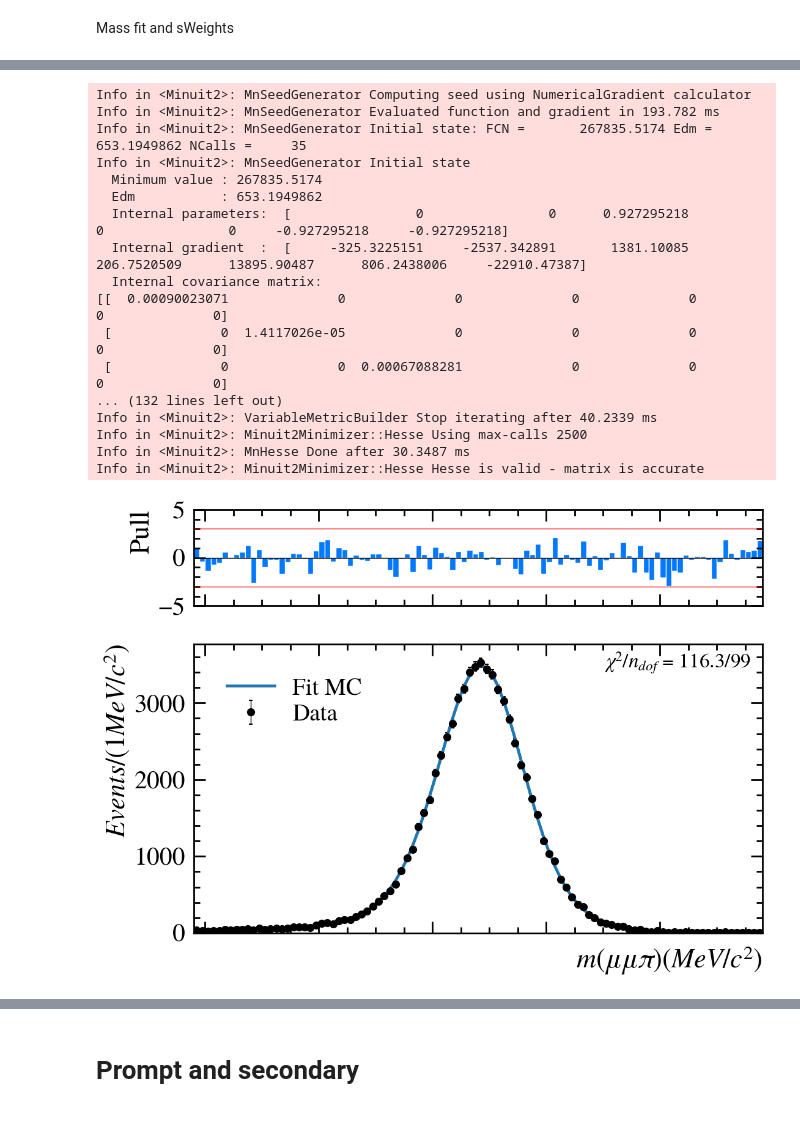
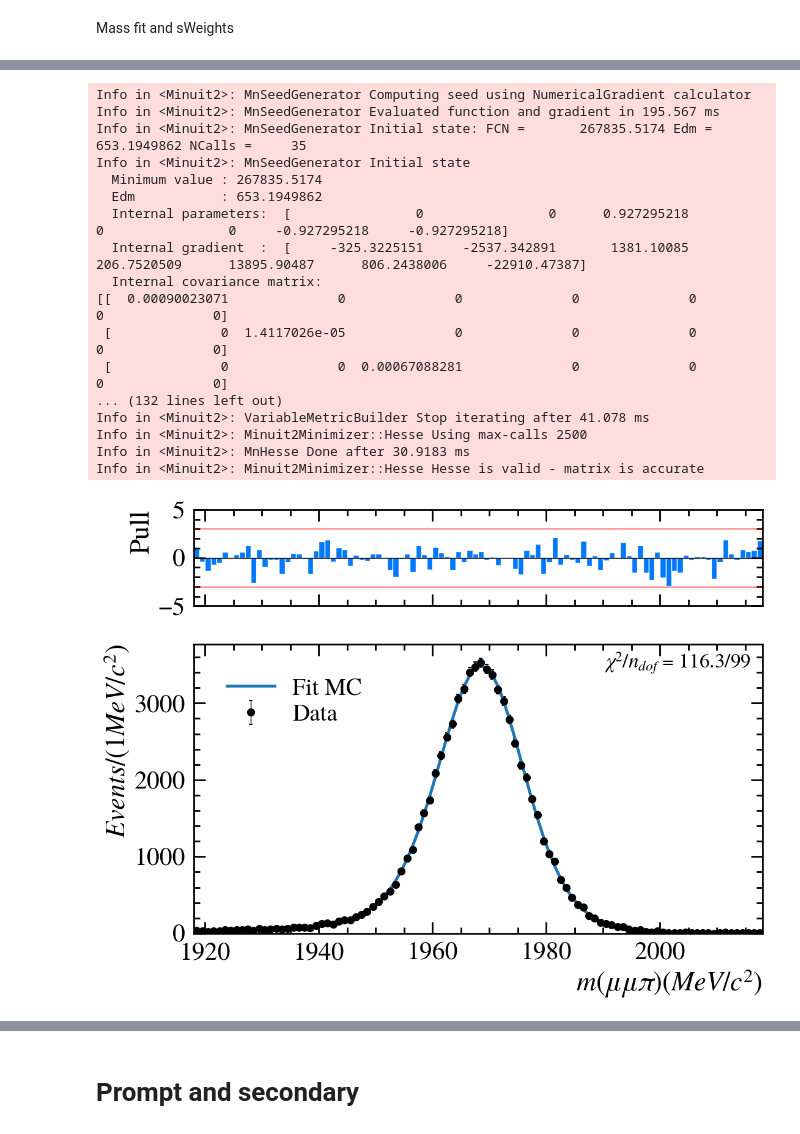
Before and after one commit to lhcb-bicocca/tesi_impicciche, a Jupyter notebook: notebooks/prompt_secondary.ipynb, the cells around one changed output, grey strips where cells are left out. Saved outputs shown, nothing was run; the diff lists cells and outputs as text; code cells hidden in the pictures.

```diff
--- a/notebooks/prompt_secondary.ipynb
+++ b/notebooks/prompt_secondary.ipynb
@@ -114,6 +114,10 @@ data_mc.plotOn(frame_mc)
 sig_mc.plotOn(frame_mc)
 sig_mc.plotOn(frame_mc)
 fig_mc, ax_mc = fu.plot_fit_and_residuals_mpl(frame_mc, labels=['Data', 'Fit MC'])
+import matplotlib.ticker as ticker
+fig_mc.axes[0].tick_params(axis='x', labelbottom=False)
+fig_mc.axes[1].xaxis.set_major_formatter(ticker.ScalarFormatter())
+fig_mc.axes[1].tick_params(axis='x', labelbottom=True)
 
 # Fit Data
 lam = add_to_workspace(ws, r.RooRealVar('lam', 'lam', -0.001, -1.0, 0.0))
@@ -144,6 +148,12 @@ model_data.plotOn(frame_data)
 model_data.plotOn(frame_data, r.RooFit.Components("bkg"), r.RooFit.LineStyle(r.kDashed))
 model_data.plotOn(frame_data) #for pulls
 fig_data, ax_data = fu.plot_fit_and_residuals_mpl(frame_data, labels=['Data', 'Total fit', 'Background'])
+
+import matplotlib.ticker as ticker
+fig_data.axes[0].tick_params(axis='x', labelbottom=False)
+fig_data.axes[1].xaxis.set_major_formatter(ticker.ScalarFormatter())
+fig_data.axes[1].tick_params(axis='x', labelbottom=True)
+
 fig_data.savefig(f'{output_dir}/ds_data_fit_presel.png', dpi=300)
 
 #sWeights
@@ -151,7 +161,15 @@ sw = fu.Sweights(ws, 'Ds_M', data_real, model_data.GetName(),
                  pdfs=[sig_mc.GetName(), bkg.GetName()], nevs=[n_sig.GetName(), n_bkg.GetName()], verbose=False)
 
 #signal weights
-sw_sig_np = np.array([sw["vars"]["w_n_sig"][0] for i in range(sw["tree"].GetEntries()) for _ in [sw["tree"].GetEntry(i)]])
+sw_sig_list = []
+
+n_events = sw["tree"].GetEntries()
+for i in range(n_events):
+    sw["tree"].GetEntry(i)
+    w = sw["vars"]["w_n_sig"][0]
+    sw_sig_list.append(w)
+
+sw_sig_np = np.array(sw_sig_list)
 
 df_data_ds['sWeight'] = 0.0
 df_data_ds.loc[mask_data, 'sWeight'] = sw_sig_np
@@ -165,29 +183,29 @@ CPU Time  = 6.519999999999996
 Fit results saved in ../output/notebooks/prompt_secondary/ds_data_fit_presel.res
 
 
 Fit Result
 Fit status = 0
 Minuit status = 3
 ... (218 lines left out)
 *Br    1 :w_n_bkg   : w_n_bkg/F                                              *
 *Entries :        0 : Total  Size=        493 bytes  One basket in memory    *
 *Baskets :        0 : Basket Size=      32000 bytes  Compression=   1.00     *
 *............................................................................*
 Info in <Minuit2>: MnSeedGenerator Computing seed using NumericalGradient calculator
-Info in <Minuit2>: MnSeedGenerator Evaluated function and gradient in 193.782 ms
+Info in <Minuit2>: MnSeedGenerator Evaluated function and gradient in 195.567 ms
 Info in <Minuit2>: MnSeedGenerator Initial state: FCN =       267835.5174 Edm =       653.1949862 NCalls =     35
 Info in <Minuit2>: MnSeedGenerator Initial state
   Minimum value : 267835.5174
   Edm           : 653.1949862
   Internal parameters:  [                0                0      0.927295218                0                0     -0.927295218     -0.927295218]
   Internal gradient  :  [     -325.3225151     -2537.342891       1381.10085      206.7520509      13895.90487      806.2438006     -22910.47387]
   Internal covariance matrix:
 [[  0.00090023071              0              0              0              0              0              0]
  [              0  1.4117026e-05              0              0              0              0              0]
  [              0              0  0.00067088281              0              0              0              0]
 ... (132 lines left out)
-Info in <Minuit2>: VariableMetricBuilder Stop iterating after 40.2339 ms
+Info in <Minuit2>: VariableMetricBuilder Stop iterating after 41.078 ms
 Info in <Minuit2>: Minuit2Minimizer::Hesse Using max-calls 2500
-Info in <Minuit2>: MnHesse Done after 30.3487 ms
+Info in <Minuit2>: MnHesse Done after 30.9183 ms
 Info in <Minuit2>: Minuit2Minimizer::Hesse Hesse is valid - matrix is accurate
-[figure, old version]
+[figure, new version]
```
Also changed, not shown: parts of 8 cells of this notebook.
